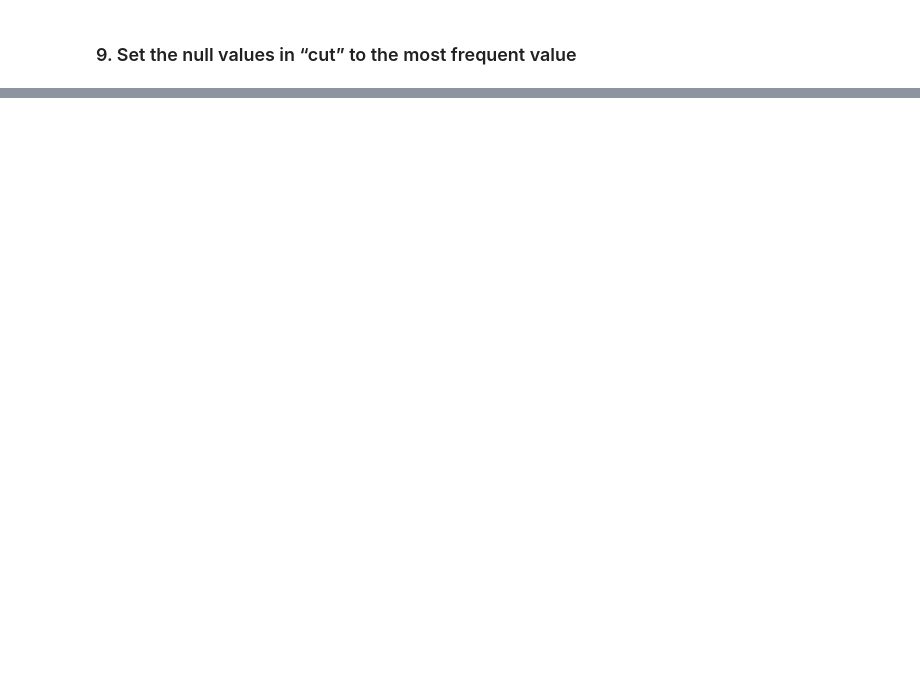
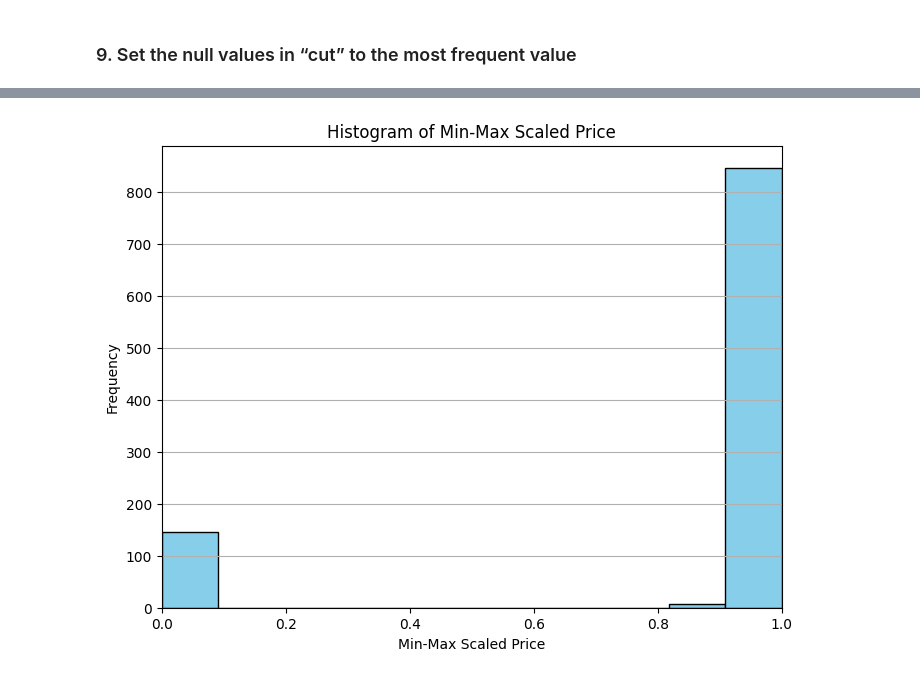
Before and after one commit to Barb02/IDS_Exercises, a Jupyter notebook: class2/diamonds.ipynb, the cells around one changed output, grey strips where cells are left out. Saved outputs shown, nothing was run; the diff lists cells and outputs as text; code cells hidden in the pictures; blank space fills up the shorter version.

```diff
--- a/class2/diamonds.ipynb
+++ b/class2/diamonds.ipynb
@@ -168,0 +189,3 @@ df[pd.isna(df["cut"]) == True] = "Ideal"
+# %%
+df["clarity"] = df["clarity"].str.upper()
+sum(df["clarity"].str.isupper()) == 1000
@@ -168,0 +196,4 @@ df[pd.isna(df["cut"]) == True] = "Ideal"
+# %%
+cut_ohe = pd.get_dummies(df['cut'], prefix='cut', drop_first=True)
+df = pd.concat([df, cut_ohe], axis=1)
+df
@@ -168,0 +216,4 @@ df[pd.isna(df["cut"]) == True] = "Ideal"
+# %%
+mean_price = df['price'].mean()
+std_price = df['price'].std()
+df['price_zscore'] = round((df['price'] - mean_price) / std_price, 3)
@@ -168,0 +223,15 @@ df[pd.isna(df["cut"]) == True] = "Ideal"
+# %%
+scaler = preproc.MinMaxScaler()
+
+df['price_min_max'] = scaler.fit_transform(df[['price']])
+
+plt.figure(figsize=(8, 6))
+plt.hist(df['price_min_max'], bins=11, color='skyblue', edgecolor='black')
+plt.title('Histogram of Min-Max Scaled Price')
+plt.xlabel('Min-Max Scaled Price')
+plt.ylabel('Frequency')
+plt.xlim(0, 1)
+plt.grid(axis='y')
+plt.show()
+# %% [output]
+[figure, added]
```
Also changed, not shown: parts of 14 cells of this notebook, 2 other files.
